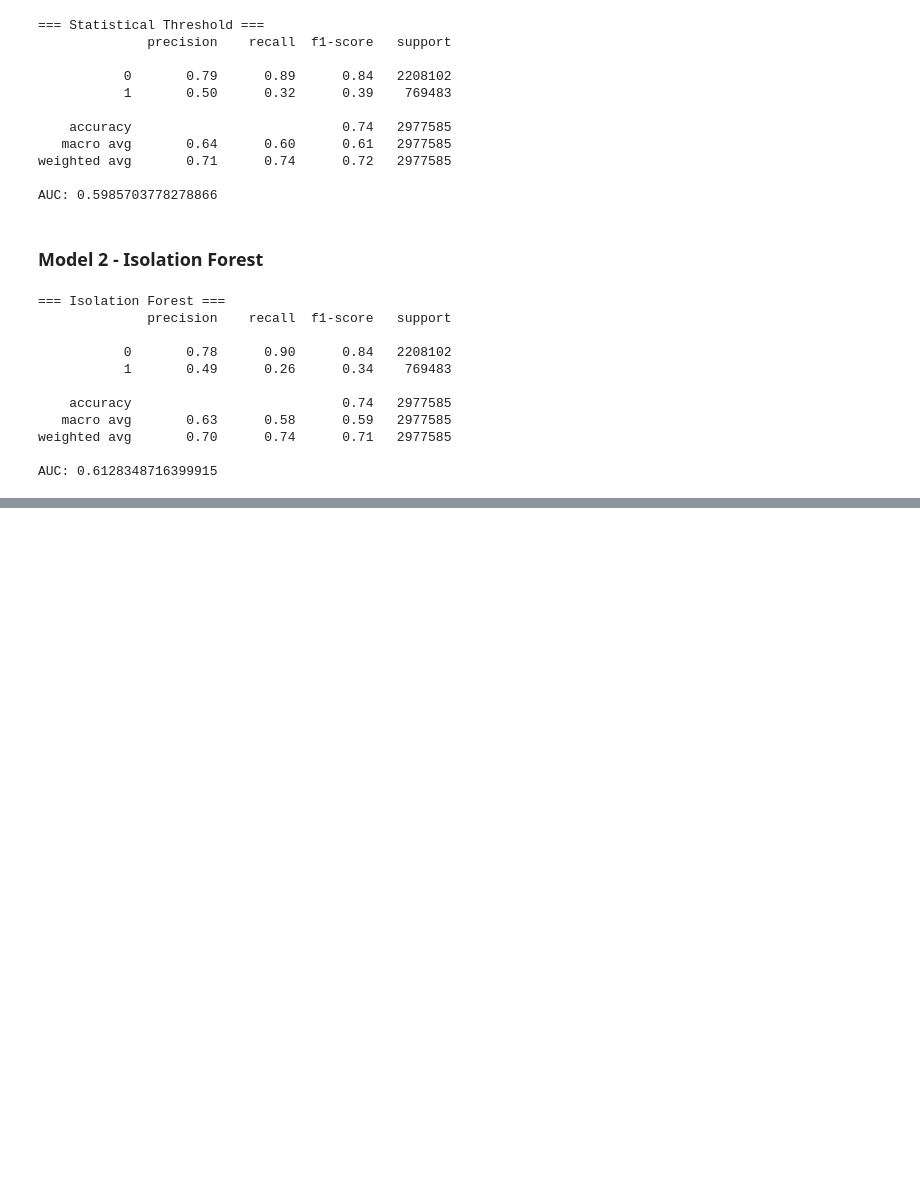
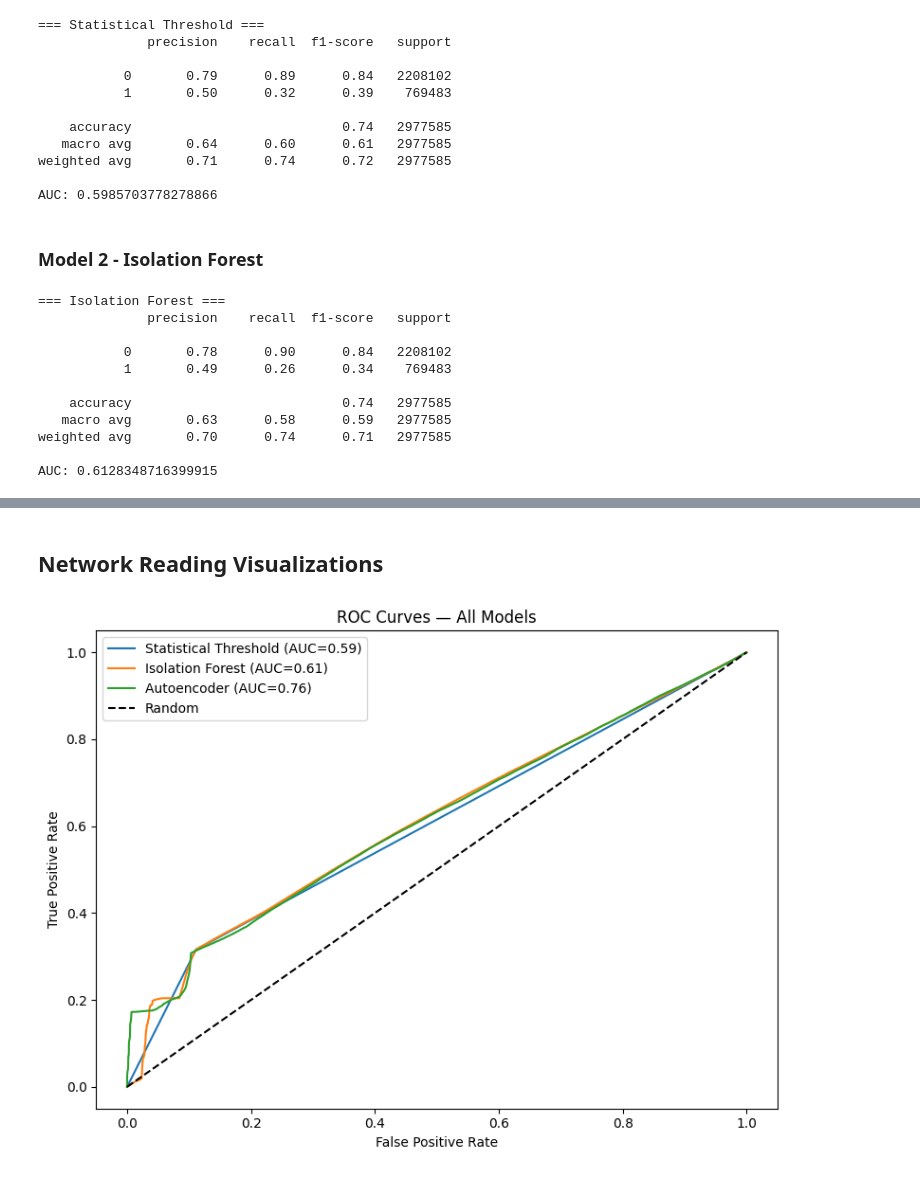
Before and after one commit to iamllcoolray/cis5370-final-project, a Jupyter notebook: swat-eval.ipynb, the cells around one changed output, grey strips where cells are left out. Cells and saved outputs as stored; diff of their text form; code cells hidden in the pictures; blank space fills up the shorter version.

Commit message:
Added base autoencoder and evaluation section

```diff
--- a/swat-eval.ipynb
+++ b/swat-eval.ipynb
@@ -691,0 +811,24 @@ AUC: 0.6128348716399915
+# %% [markdown]
+## Network Reading Visualizations
+# %%
+# ROC Curves of each model on one plot
+fig, ax = plt.subplots(figsize=(8, 6))
+
+fpr_st, tpr_st, _ = roc_curve(Y_test_network_readings_labels, threshold_predictions)
+fpr_if, tpr_if, _ = roc_curve(Y_test_network_readings_labels, iso_scores)
+fpr_ae, tpr_ae, _ = roc_curve(Y_test_network_readings_labels, ae_reconstruction_errors)
+
+ax.plot(fpr_st, tpr_st, label="Statistical Threshold (AUC=0.59)")
+ax.plot(fpr_if, tpr_if, label="Isolation Forest (AUC=0.61)")
+ax.plot(fpr_ae, tpr_ae, label="Autoencoder (AUC=0.76)")
+ax.plot([0, 1], [0, 1], "k--", label="Random")
+
+ax.set_xlabel("False Positive Rate")
+ax.set_ylabel("True Positive Rate")
+ax.set_title("ROC Curves — All Models")
+ax.legend()
+plt.tight_layout()
+plt.savefig("results/network_readings/roc_curves.png", dpi=150)
+plt.show()
+# %% [output]
+[figure, added]
```
Also changed, not shown: parts of 8 cells of this notebook, 4 other files.
